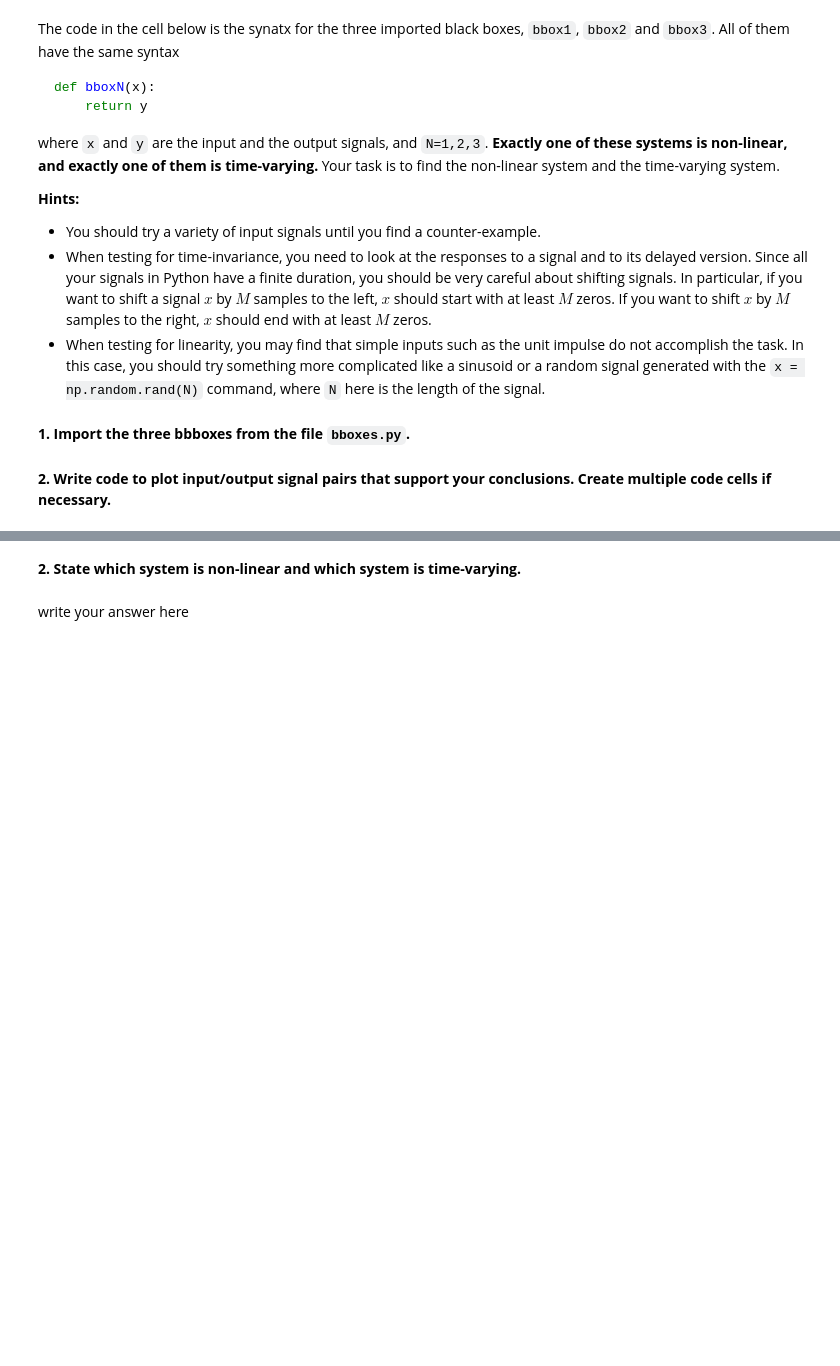
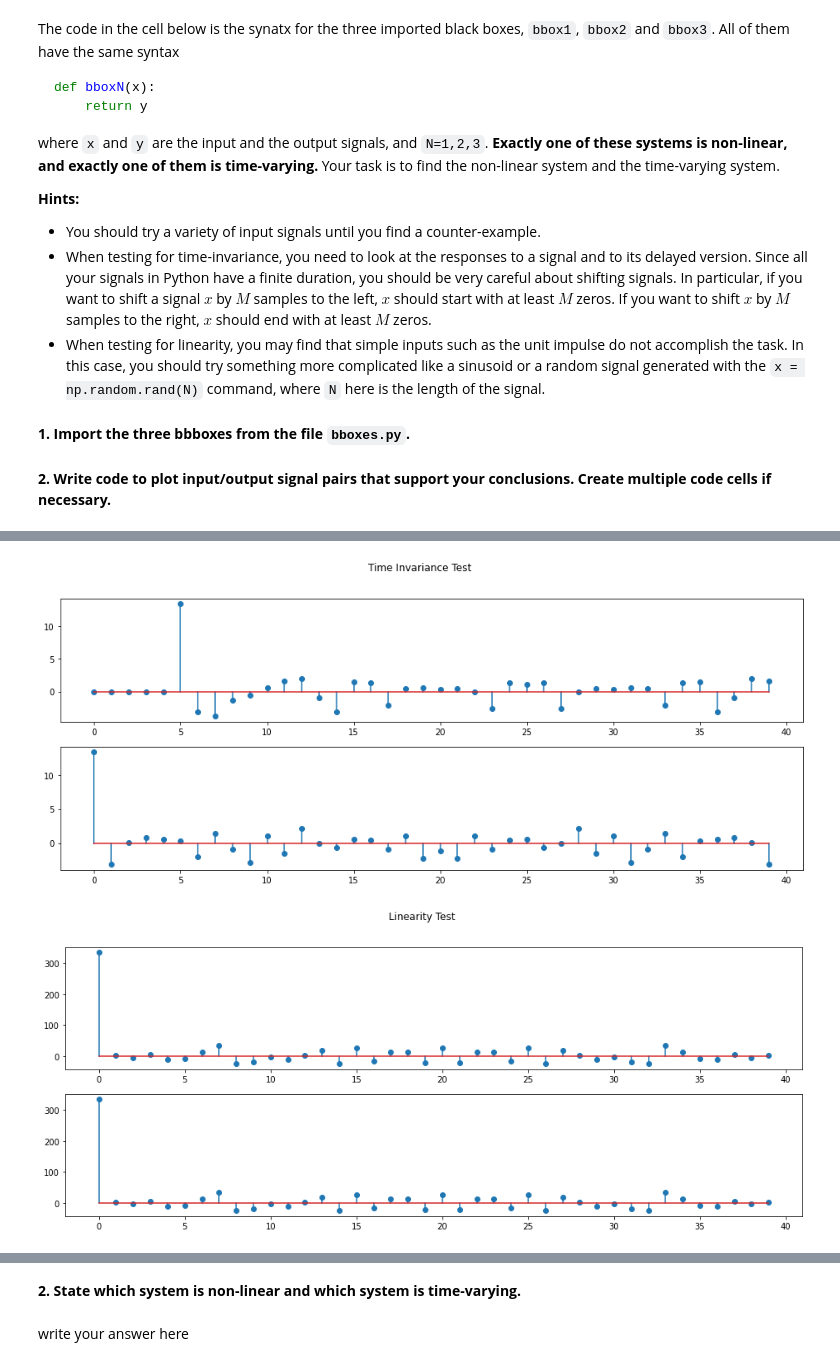
Before and after one commit to JustinWang781/438-Lab02, a Jupyter notebook: lab02_report.ipynb, the cells around one changed output, grey strips where cells are left out. Saved outputs shown, nothing was run; the diff lists cells and outputs as text; code cells hidden in the pictures; blank space fills up the shorter version.

```diff
--- a/lab02_report.ipynb
+++ b/lab02_report.ipynb
@@ -280,0 +339,39 @@
+# %%
+# bbox2
+x = np.random.rand(40)
+x[0:5] = 0
+x[35:40] = 0
+
+x1 = x
+y1_pre = bbox2(x1)
+y1 = np.zeros(len(x1))
+for i in range(5,len(y1)):
+  y1[i] = y1_pre[i-5]
+
+x2 = np.zeros(len(x))
+for i in range(5,len(x2)):
+  x2[i] = x[i-5]
+y2 = bbox2(x2)
+
+fig1, axs = plt.subplots(2)
+axs[0].stem(y1)
+axs[1].stem(y2)
+fig1.suptitle("Time Invariance Test")
+fig1.show()
+
+x1 = np.random.rand(40)
+x2 = np.random.rand(40)
+a1 = 3
+a2 = 13
+
+y1 = a1 * bbox2(x1) + a2 * bbox2(x2)
+y2 = bbox2(a1*x1 + a2*x2)
+
+fig2, axs = plt.subplots(2)
+axs[0].stem(y1)
+axs[1].stem(y2)
+fig2.suptitle("Linearity Test")
+fig2.show()
+# %% [output]
+[figure, added]
+[figure, added]
```
Also changed, not shown: parts of 9 cells of this notebook.
